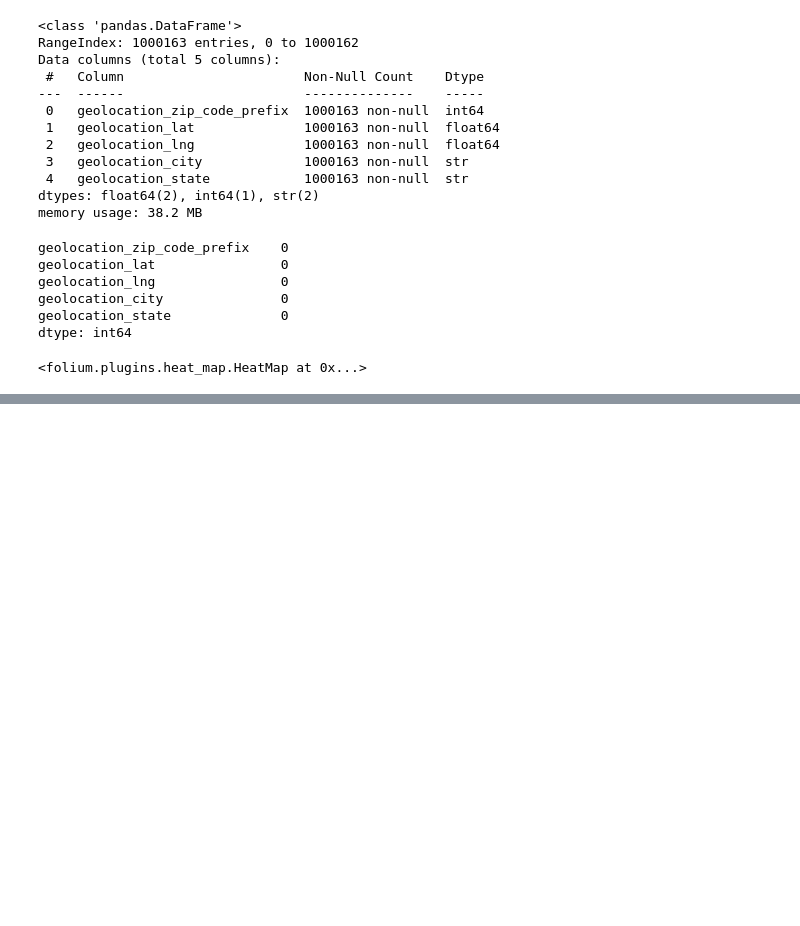
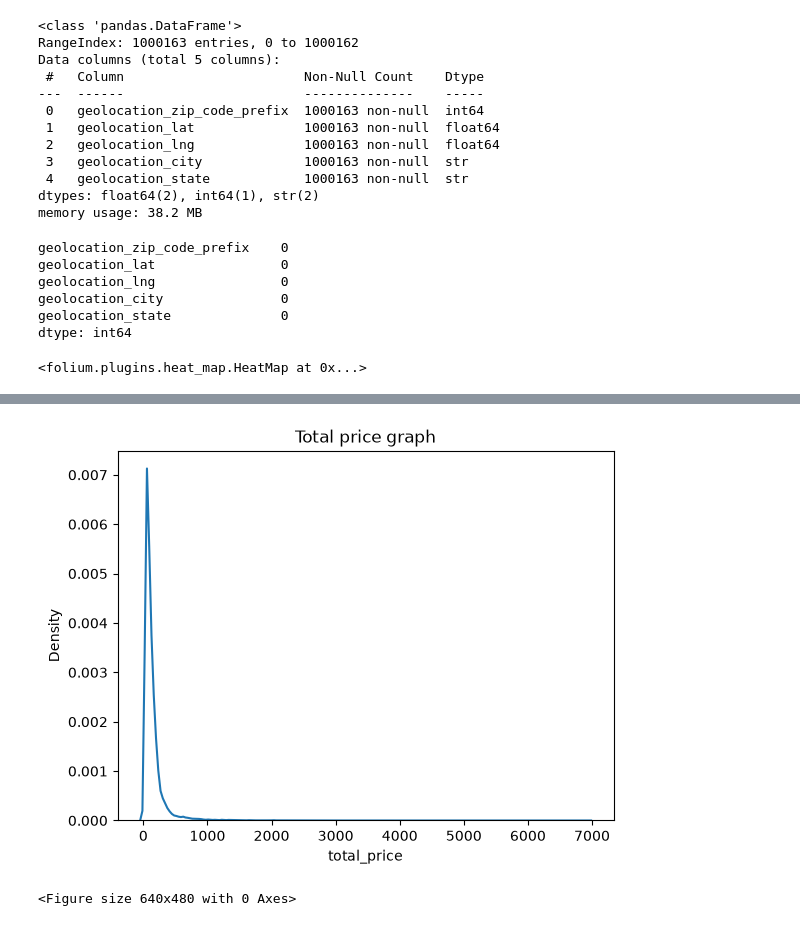
Before and after one commit to TanmayAggarwal87/E-commerce-Store-Anlaysis, a Jupyter notebook: notebooks/01_data_exploration.ipynb, the cells around one changed output, grey strips where cells are left out. Saved outputs shown, nothing was run; the diff lists cells and outputs as text; code cells hidden in the pictures; blank space fills up the shorter version.

```diff
--- a/notebooks/01_data_exploration.ipynb
+++ b/notebooks/01_data_exploration.ipynb
@@ -301,0 +411,2 @@ HeatMap(
+# %%
+order_items = pd.read_csv("../data/raw/olist_order_items_dataset.csv")
@@ -301,0 +458,10 @@ HeatMap(
+# %%
+order_items["total_price"] = order_items["price"]+order_items["freight_value"]
+# %%
+sns.kdeplot(data=order_items,x="total_price")
+plt.title("Total price graph")
+plt.show()
+plt.savefig("../output/charts/order_item/total_price_density_kde.png", dpi=300, bbox_inches="tight")
+# %% [output]
+[figure, added]
+<Figure size 640x480 with 0 Axes>
```
Also changed, not shown: parts of 29 cells of this notebook, 6 other files.
